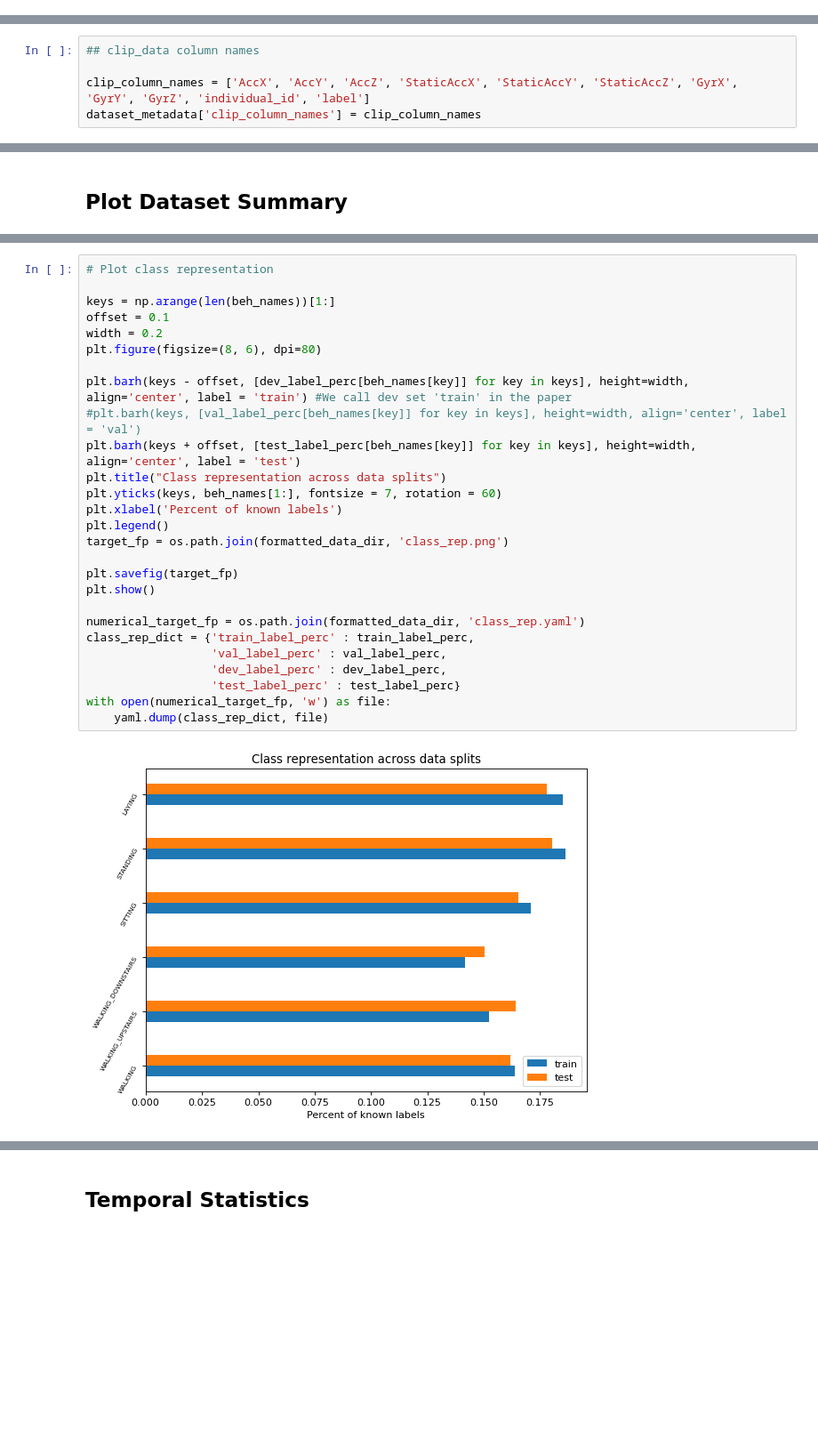
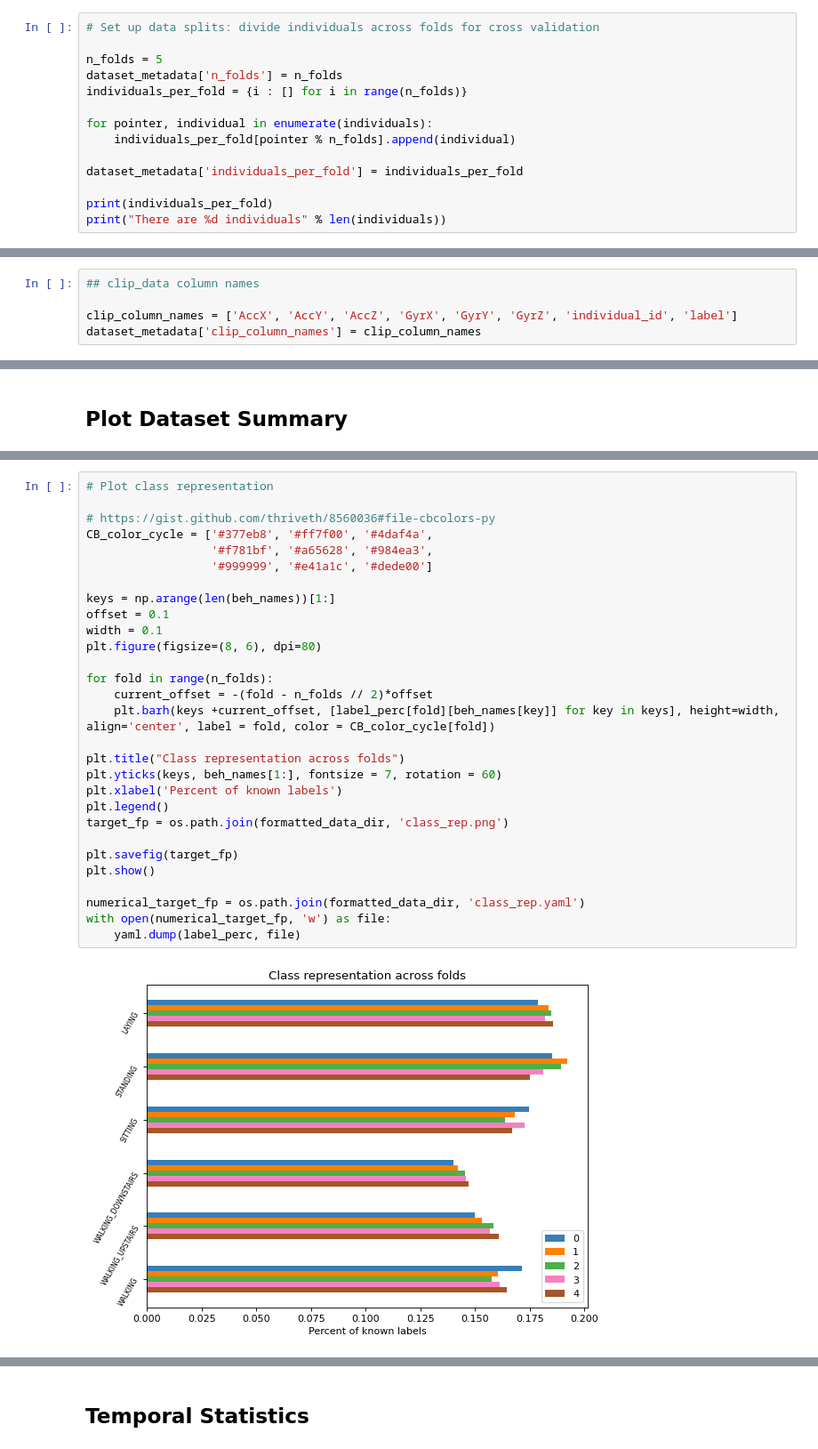
Before and after one commit to earthspecies/BEBE-datasets, a Jupyter notebook: format_HAR.ipynb, the cells around one changed output, grey strips where cells are left out. Shown at 89% size. Saved outputs shown, nothing was run; the diff lists cells and outputs as text; blank space fills up the shorter version.

```diff
--- a/format_HAR.ipynb
+++ b/format_HAR.ipynb
@@ -110,0 +74,14 @@ There are 30 individuals
+# %%
+# Set up data splits: divide individuals across folds for cross validation
+
+n_folds = 5
+dataset_metadata['n_folds'] = n_folds
+individuals_per_fold = {i : [] for i in range(n_folds)}
+
+for pointer, individual in enumerate(individuals):
+    individuals_per_fold[pointer % n_folds].append(individual)
+
+dataset_metadata['individuals_per_fold'] = individuals_per_fold
+
+print(individuals_per_fold)
+print("There are %d individuals" % len(individuals))
@@ -158,7 +129,7 @@ beh_int_to_str = {i : name for i, name in enumerate(beh_names)}
 # %%
 ## clip_data column names
 
-clip_column_names = ['AccX', 'AccY', 'AccZ', 'StaticAccX', 'StaticAccY', 'StaticAccZ', 'GyrX', 'GyrY', 'GyrZ', 'individual_id', 'label']
+clip_column_names = ['AccX', 'AccY', 'AccZ', 'GyrX', 'GyrY', 'GyrZ', 'individual_id', 'label']
 dataset_metadata['clip_column_names'] = clip_column_names
 # %%
 ## Save off dataset level metadata
@@ -312,32 +247,34 @@ for name in beh_names[1:]:
 # %%
 # Plot class representation
 
+# https://gist.github.com/thriveth/8560036#file-cbcolors-py
+CB_color_cycle = ['#377eb8', '#ff7f00', '#4daf4a',
+                  '#f781bf', '#a65628', '#984ea3',
+                  '#999999', '#e41a1c', '#dede00']
+
 keys = np.arange(len(beh_names))[1:]
 offset = 0.1
-width = 0.2
+width = 0.1
 plt.figure(figsize=(8, 6), dpi=80)
 
-plt.barh(keys - offset, [dev_label_perc[beh_names[key]] for key in keys], height=width, align='center', label = 'train') #We call dev set 'train' in the paper
-#plt.barh(keys, [val_label_perc[beh_names[key]] for key in keys], height=width, align='center', label = 'val')
-plt.barh(keys + offset, [test_label_perc[beh_names[key]] for key in keys], height=width, align='center', label = 'test')
-plt.title("Class representation across data splits")
+for fold in range(n_folds):
+    current_offset = -(fold - n_folds // 2)*offset
+    plt.barh(keys +current_offset, [label_perc[fold][beh_names[key]] for key in keys], height=width, align='center', label = fold, color = CB_color_cycle[fold])
+
+plt.title("Class representation across folds")
 plt.yticks(keys, beh_names[1:], fontsize = 7, rotation = 60)
 plt.xlabel('Percent of known labels')
 plt.legend()
 target_fp = os.path.join(formatted_data_dir, 'class_rep.png')
 
 plt.savefig(target_fp)
 plt.show()
 
 numerical_target_fp = os.path.join(formatted_data_dir, 'class_rep.yaml')
-class_rep_dict = {'train_label_perc' : train_label_perc,
-                  'val_label_perc' : val_label_perc,
-                  'dev_label_perc' : dev_label_perc,
-                  'test_label_perc' : test_label_perc}
 with open(numerical_target_fp, 'w') as file:
-    yaml.dump(class_rep_dict, file)
+    yaml.dump(label_perc, file)
 # %% [output]
-[figure, old version]
+[figure, new version]
 # %%
 # Pie chart, of known vs unknown samples
 
```
Also changed, not shown: parts of 13 cells of this notebook.
